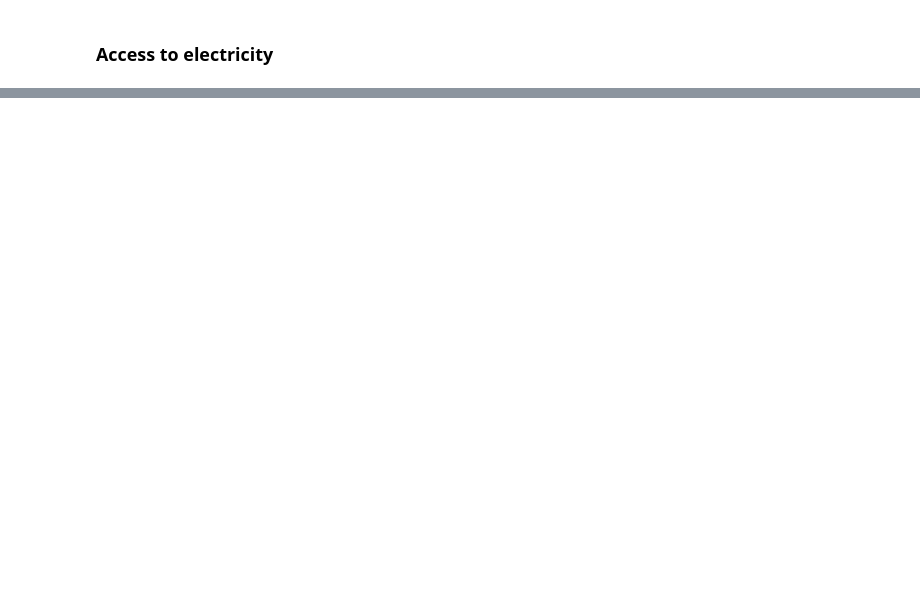
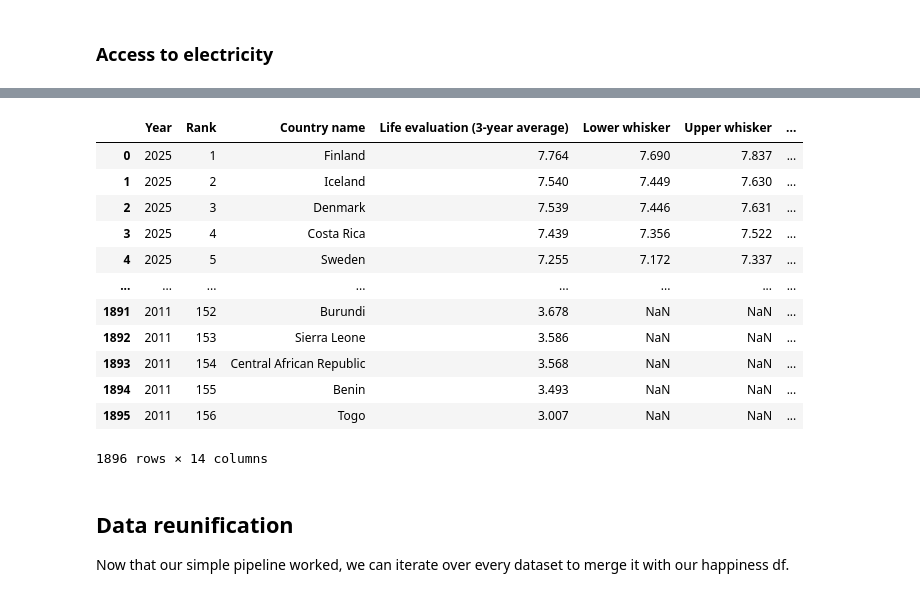
Before and after one commit to flawedvice/happiness-prediction, a Jupyter notebook: exploration.ipynb, the cells around one changed output, grey strips where cells are left out. Saved outputs shown, nothing was run; the diff lists cells and outputs as text; code cells hidden in the pictures; blank space fills up the shorter version.

Commit message:
📦 feat: Data unification.
- Joint data stored at data/csv.

```diff
--- a/exploration.ipynb
+++ b/exploration.ipynb
@@ -163,7 +165,12 @@ MAX_YEAR, MIN_YEAR, COUNTRIES_LIST
 # %% [markdown]
 ## Bank data
 # %%
-CSV_PATH = os.path.join("data", "csv")
-files = {filename: os.path.join(CSV_PATH, filename) for filename in os.listdir(CSV_PATH)}
-files
+indicator_names = os.listdir(CSV_PATH)
+indicator_files = dict()
+for indicator in indicator_names:
+    files = os.listdir(os.path.join(CSV_PATH, indicator))
+    for f in files:
+        if not f.startswith("Metadata"):
+            indicator_files[indicator] = os.path.join(CSV_PATH, indicator, f)
+indicator_files
 # %% [output]
@@ -185,7 +194,6 @@ files
 # %% [markdown]
 ### Access to electricity
 # %%
-electricity = pd.read_csv("data\\csv\\Access to electricity (% of population).csv")
-#pd.read_csv(files["Access to electricity (% of population).csv"])
-#electricity.head()
+electricity = pd.read_csv(indicator_files["Access to electricity (% of population)"], header=2)
+electricity.head()
 # %% [output]
@@ -192,0 +246,23 @@ UnicodeDecodeError: 'utf-8' codec can't decode bytes in position 10-11: invalid
+# %%
+# Melting the bank data df
+id_vars = ["Country Name", "Indicator Name"]
+year_cols = [col for col in electricity.columns if col.isdigit()]
+electricity_long = pd.melt(electricity,
+        id_vars=id_vars,
+        value_vars=year_cols,
+        var_name="Year",
+        value_name="Value")
+
+# For compatibility, transform year strings into integers:
+electricity_long["Year"] = electricity_long["Year"].astype("int")
+
+# Now, Indicator Name must be removed and the Value column should be renamed:
+indicator_name = electricity_long["Indicator Name"][0]
+electricity_long.rename(columns={"Value": indicator_name}, inplace=True)
+electricity_long.drop(columns=["Indicator Name"], inplace=True)
+
+# Also, the country column should be renamed for compatibility:
+electricity_long.rename(columns={"Country Name":"Country name"}, inplace=True)
+
+# Check the results
+electricity_long.info()
@@ -192,0 +303,3 @@ UnicodeDecodeError: 'utf-8' codec can't decode bytes in position 10-11: invalid
+# %%
+electricity_long["Country name"] = electricity_long.loc[:, "Country name"].str.replace(", Rep.", "")
+electricity_long.tail(5)
@@ -192,0 +313,20 @@ UnicodeDecodeError: 'utf-8' codec can't decode bytes in position 10-11: invalid
+# %%
+# Reindex
+pd.merge(happiness, electricity_long, on=["Country name", "Year"])
+# %% [output]
+|  | Year | Rank | Country name | Life evaluation (3-year average) | Lower whisker | Upper whisker | ... |
+| 0 | 2025 | 1 | Finland | 7.764 | 7.690 | 7.837 | ... |
+| 1 | 2025 | 2 | Iceland | 7.540 | 7.449 | 7.630 | ... |
+| 2 | 2025 | 3 | Denmark | 7.539 | 7.446 | 7.631 | ... |
+| 3 | 2025 | 4 | Costa Rica | 7.439 | 7.356 | 7.522 | ... |
+| 4 | 2025 | 5 | Sweden | 7.255 | 7.172 | 7.337 | ... |
+| ... | ... | ... | ... | ... | ... | ... | ... |
+| 1891 | 2011 | 152 | Burundi | 3.678 | NaN | NaN | ... |
+| 1892 | 2011 | 153 | Sierra Leone | 3.586 | NaN | NaN | ... |
+| 1893 | 2011 | 154 | Central African Republic | 3.568 | NaN | NaN | ... |
+| 1894 | 2011 | 155 | Benin | 3.493 | NaN | NaN | ... |
+| 1895 | 2011 | 156 | Togo | 3.007 | NaN | NaN | ... |
+1896 rows × 14 columns
+# %% [markdown]
+## Data reunification
+Now that our simple pipeline worked, we can iterate over every dataset to merge it with our happiness df.
```
Also changed, not shown: parts of 18 cells of this notebook, 1 other file.
